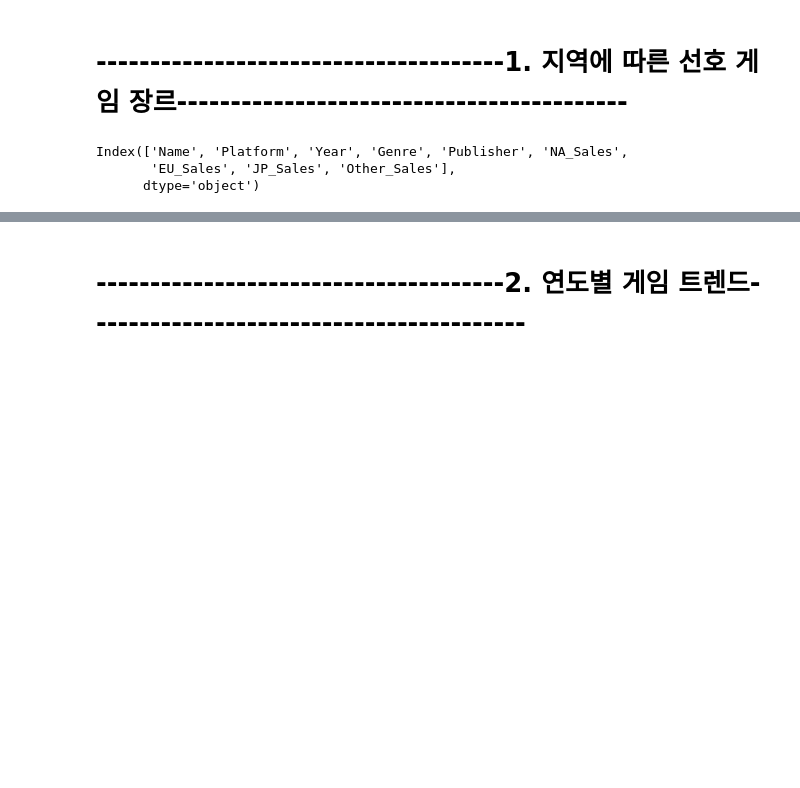
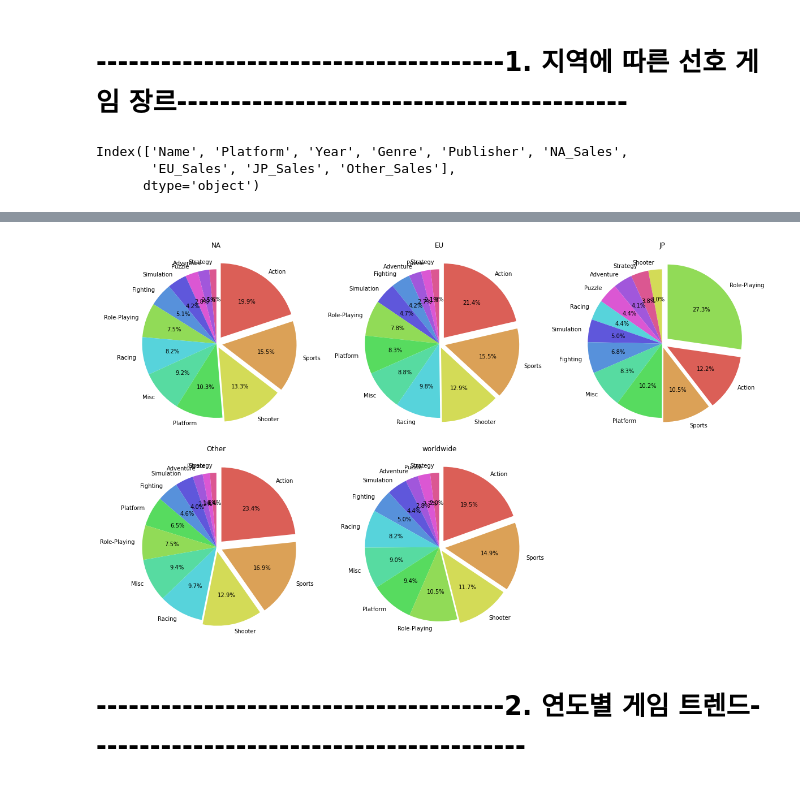
Before and after one commit to jennifer060697/AI15_Project, a Jupyter notebook: project 1 _ games.ipynb, the cells around one changed output, grey strips where cells are left out. Saved outputs shown, nothing was run; the diff lists cells and outputs as text; code cells hidden in the pictures; blank space fills up the shorter version.

```diff
--- a/project 1 _ games.ipynb
+++ b/project 1 _ games.ipynb
@@ -295,2 +477,32 @@ plt.show()
+# %%
+plt.figure(figsize=(20,20))
+
+# 폭발!! 예술!!
+explode = [0]*len(df1_pivot.index)
+explode[-1] = 0.1
+explode[-2] = 0.08
+explode[-3] = 0.06
+
+
+for i in range(0,5) :
+  plt.subplot(2,3,i+1)
+  plt.title(df1_pivot.columns[i])
+  data = df1_pivot.iloc[:,i].sort_values()
+  plt.pie(data, labels=data.index, autopct='%.1f%%', startangle=90, counterclock=True, colors = [color_genre[key] for key in data.index], explode = explode)
+
+
+plt.subplots_adjust(wspace = 0.2, hspace = 0, top=0.5, bottom = 0)
+plt.show()
+
+
+# 수정방향
+# 글씨 겹치는거
+# top3 밑은 색을 흐리게 하는 방법도 좋아보임
+
+# 특징
+# 같은 색 - 같은 장르
+# 비율 큰거부터 정렬
+# %% [output]
+[figure, added]
 # %% [markdown]
 # --------------------------------------2. 연도별 게임 트렌드-----------------------------------------
```
Also changed, not shown: parts of 72 cells of this notebook.
